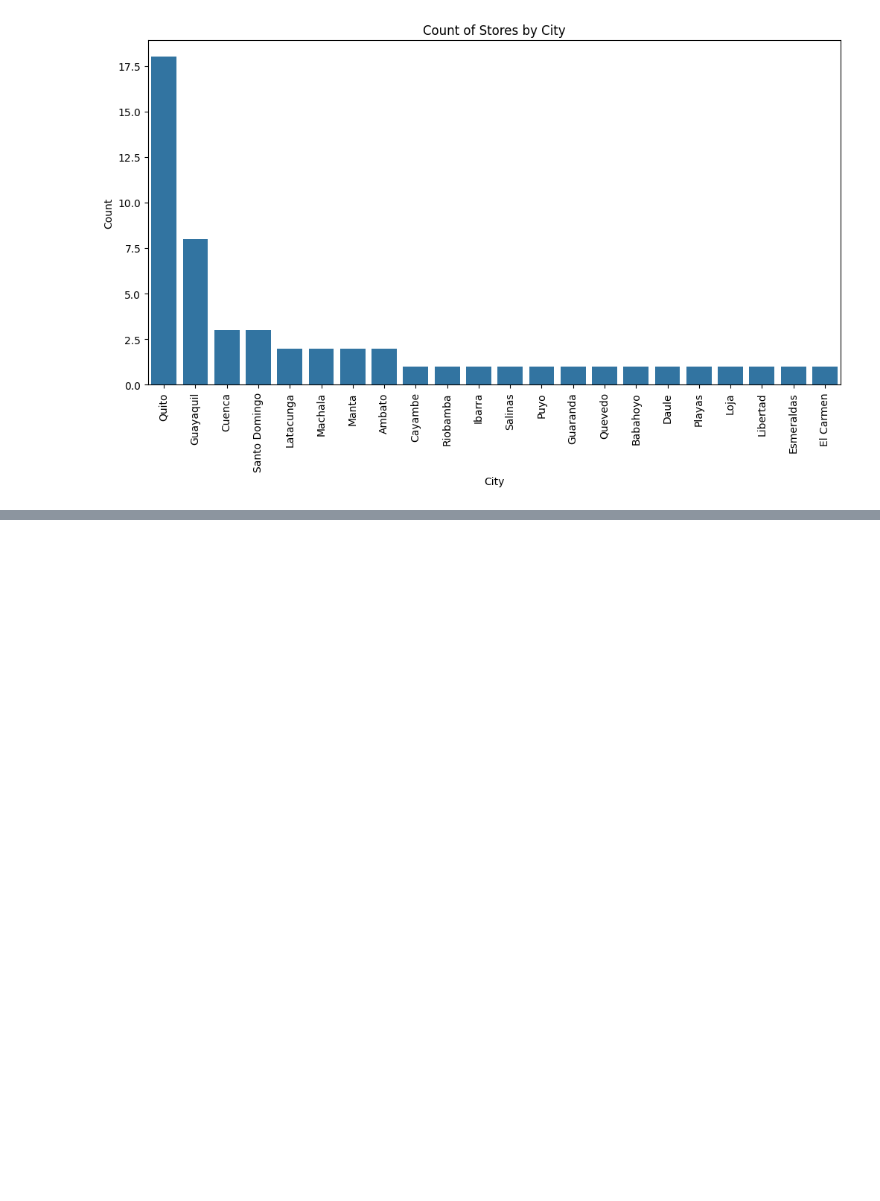
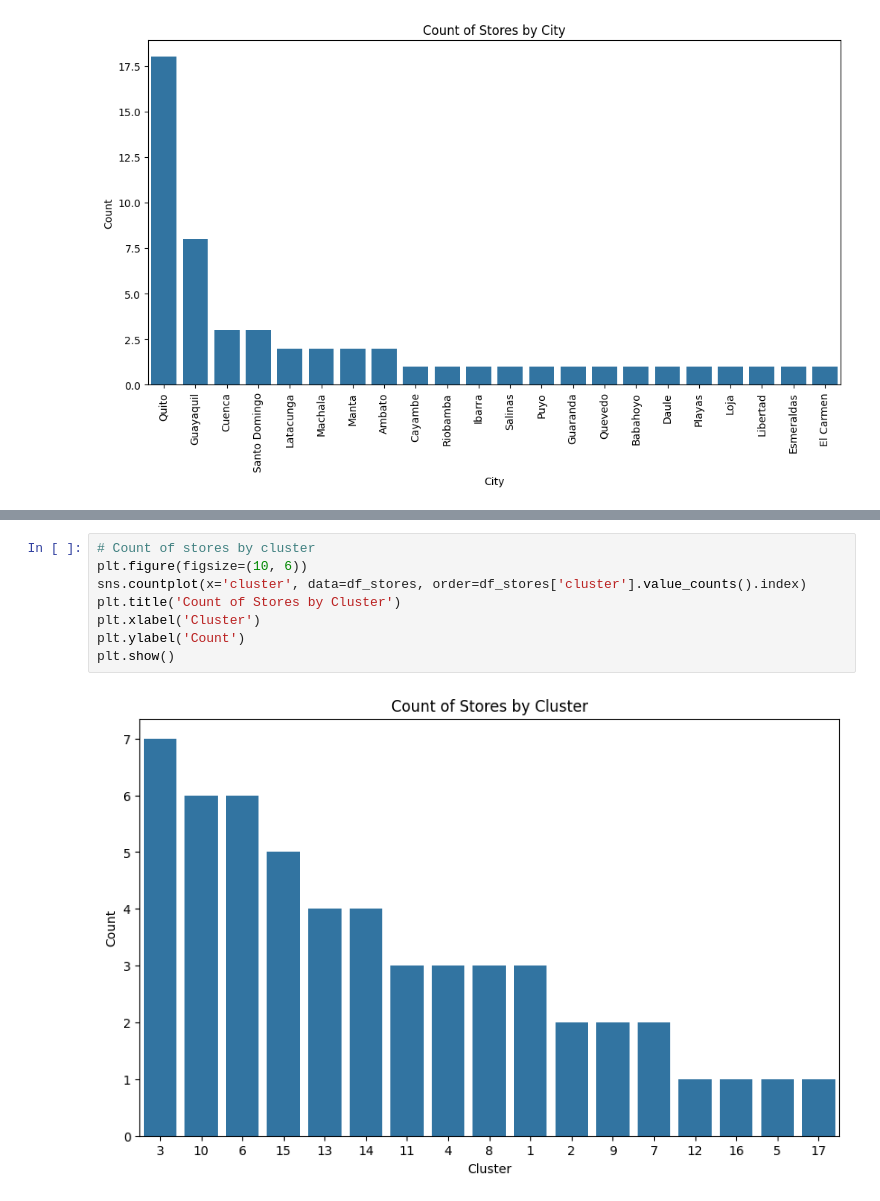
Before and after one commit to Chebet-Mercy/Time-Series-Forecasting-Analysis, a Jupyter notebook: notebooks/main.ipynb, the cells around one changed output, grey strips where cells are left out. Cells and saved outputs as stored; diff of their text form; blank space fills up the shorter version.

```diff
--- a/notebooks/main.ipynb
+++ b/notebooks/main.ipynb
@@ -302,0 +313,10 @@ plt.show()
+# %%
+# Count of stores by cluster
+plt.figure(figsize=(10, 6))
+sns.countplot(x='cluster', data=df_stores, order=df_stores['cluster'].value_counts().index)
+plt.title('Count of Stores by Cluster')
+plt.xlabel('Cluster')
+plt.ylabel('Count')
+plt.show()
+# %% [output]
+[figure, added]
```
Also changed, not shown: parts of 145 cells of this notebook.
